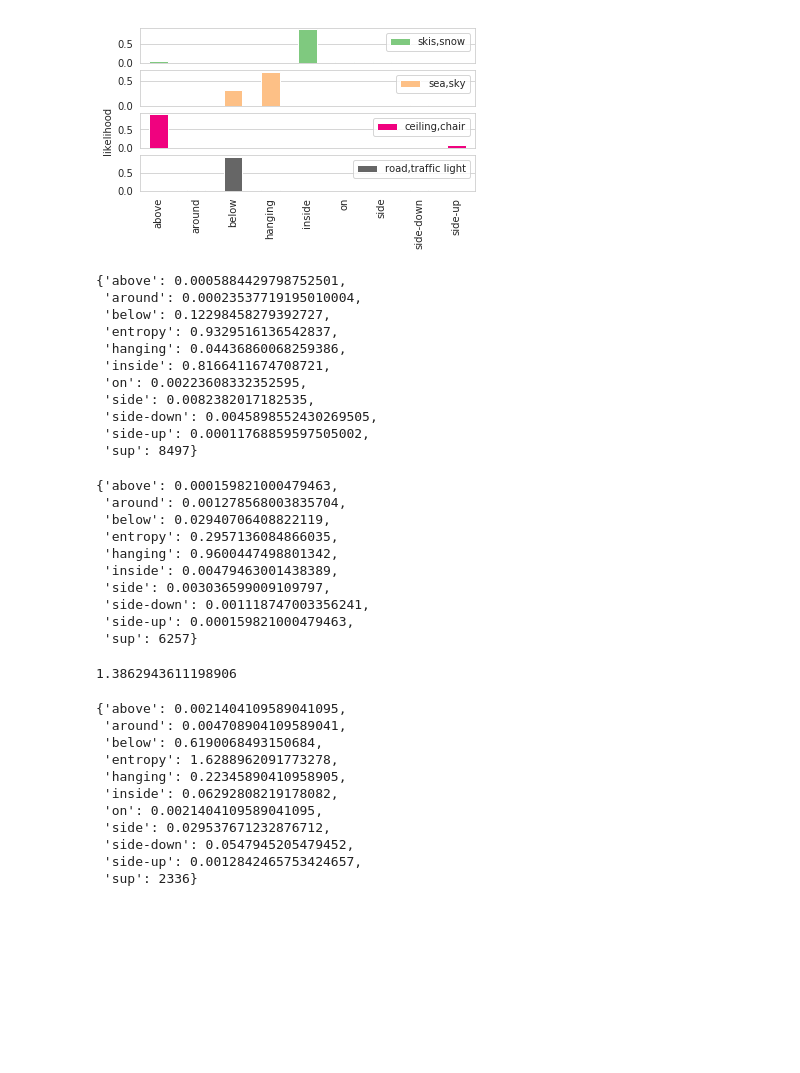
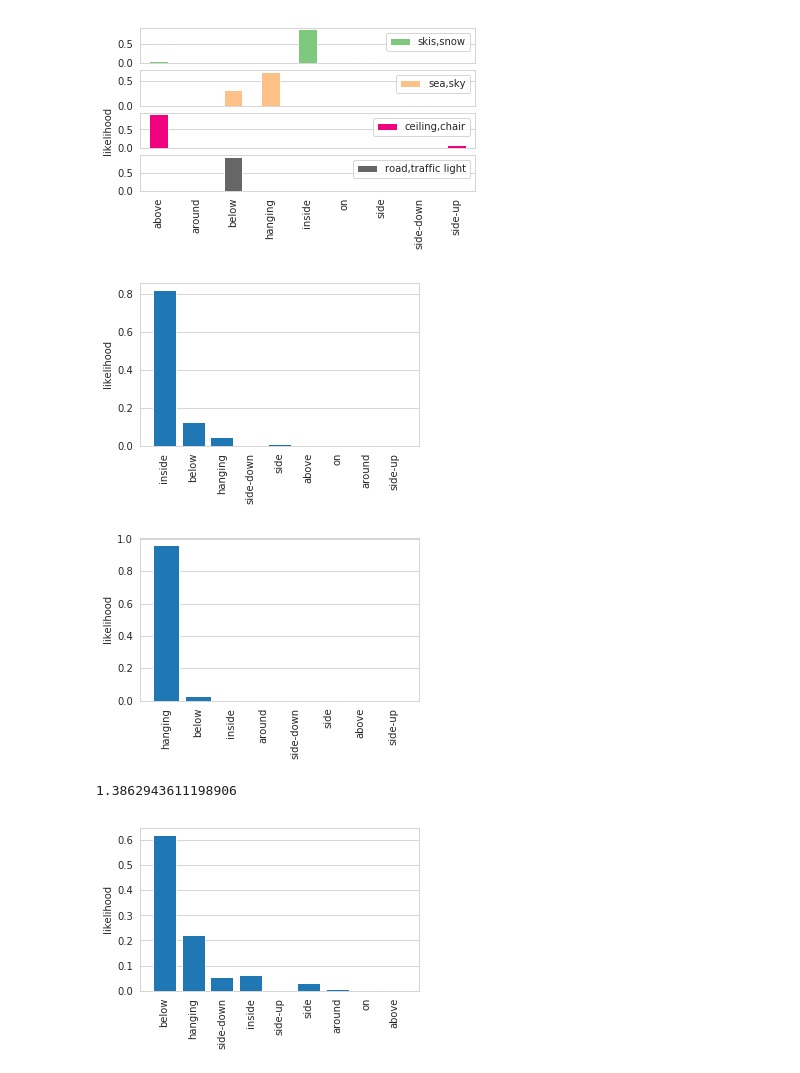
Before and after one commit to AndreaPasini/panoptic-segmentation, a Jupyter notebook: PRS_analysis_COCO.ipynb, the cells around one changed output. Saved outputs shown, nothing was run; the diff lists cells and outputs as text; code cells hidden in the pictures; blank space fills up the shorter version.

```diff
--- a/PRS_analysis_COCO.ipynb
+++ b/PRS_analysis_COCO.ipynb
@@ -444,50 +431,21 @@ Using pyplot.axes(ax) with ax an Axes argument is deprecated. Please use pyplot.
   message="Using pyplot.axes(ax) with ax an Axes "
 [figure]
 # %%
-filtered_prs['kite,sky-other-merged']
+plot_histogram(filtered_prs['kite,sky-other-merged'])
 # %% [output]
-{'above': 0.0005884429798752501,
- 'around': 0.00023537719195010004,
- 'below': 0.12298458279392727,
- 'entropy': 0.9329516136542837,
- 'hanging': 0.04436860068259386,
- 'inside': 0.8166411674708721,
- 'on': 0.00223608332352595,
- 'side': 0.0082382017182535,
- 'side-down': 0.0045898552430269505,
- 'side-up': 0.00011768859597505002,
- 'sup': 8497}
+[figure, added]
 # %%
-filtered_prs['mountain-merged,sky-other-merged']
+plot_histogram(filtered_prs['mountain-merged,sky-other-merged'])
 # %% [output]
-{'above': 0.000159821000479463,
- 'around': 0.001278568003835704,
- 'below': 0.02940706408822119,
- 'entropy': 0.2957136084866035,
- 'hanging': 0.9600447498801342,
- 'inside': 0.00479463001438389,
- 'side': 0.003036599009109797,
- 'side-down': 0.001118747003356241,
- 'side-up': 0.000159821000479463,
- 'sup': 6257}
+[figure, added]
 # %%
 entropy([1/4,1/4,1/4,1/4])
 # %% [output]
 1.3862943611198906
 # %%
-json_data['boat,mountain-merged']
+plot_histogram(json_data['boat,mountain-merged'])
 # %% [output]
-{'above': 0.0021404109589041095,
- 'around': 0.004708904109589041,
- 'below': 0.6190068493150684,
- 'entropy': 1.6288962091773278,
- 'hanging': 0.22345890410958905,
- 'inside': 0.06292808219178082,
- 'on': 0.0021404109589041095,
- 'side': 0.029537671232876712,
- 'side-down': 0.0547945205479452,
- 'side-up': 0.0012842465753424657,
- 'sup': 2336}
+[figure, added]
 # %%
 for k,v in filtered_prs.items():
     if 'floor' in k:
```
Also changed, not shown: parts of 6 cells of this notebook, 8 other files.
